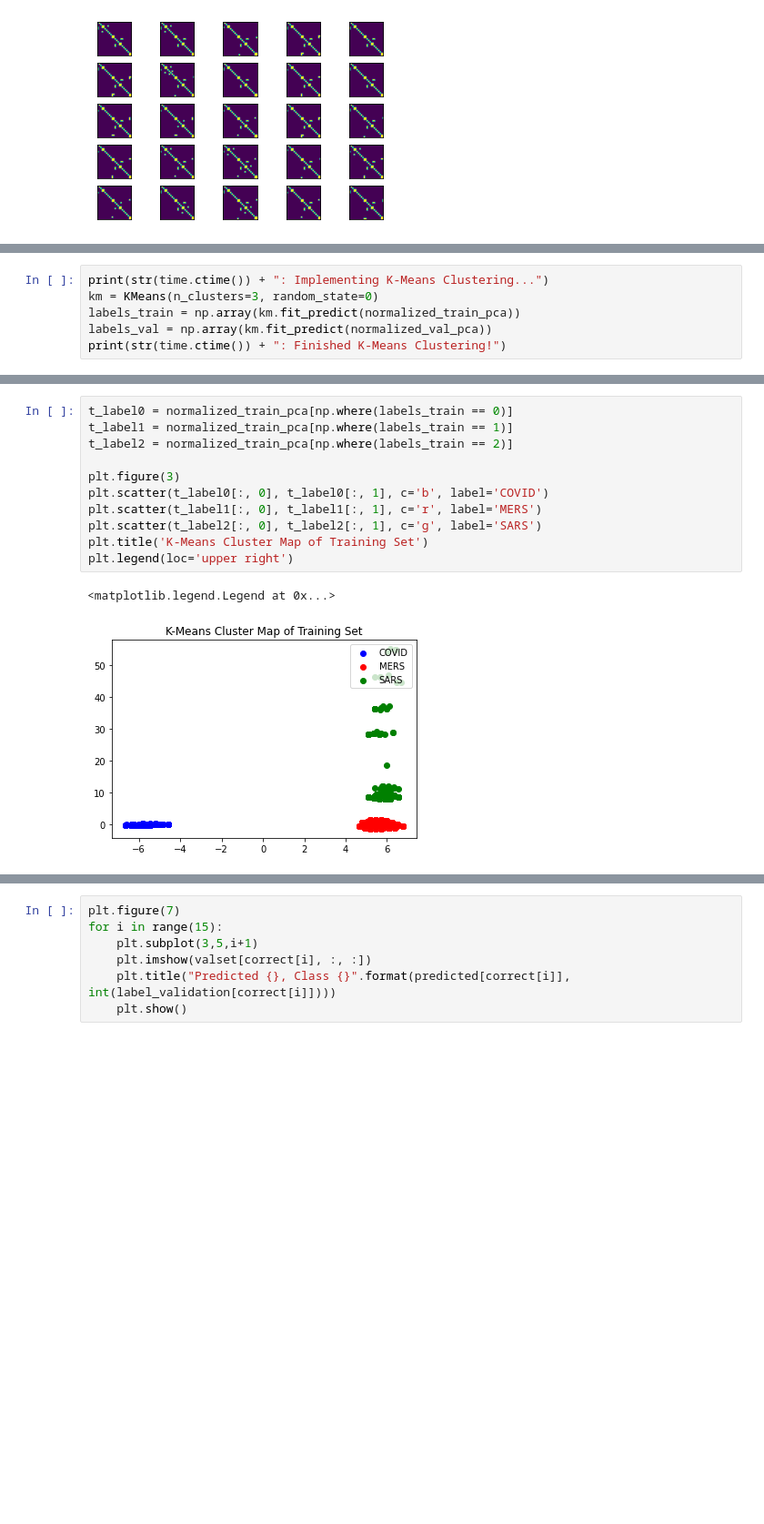
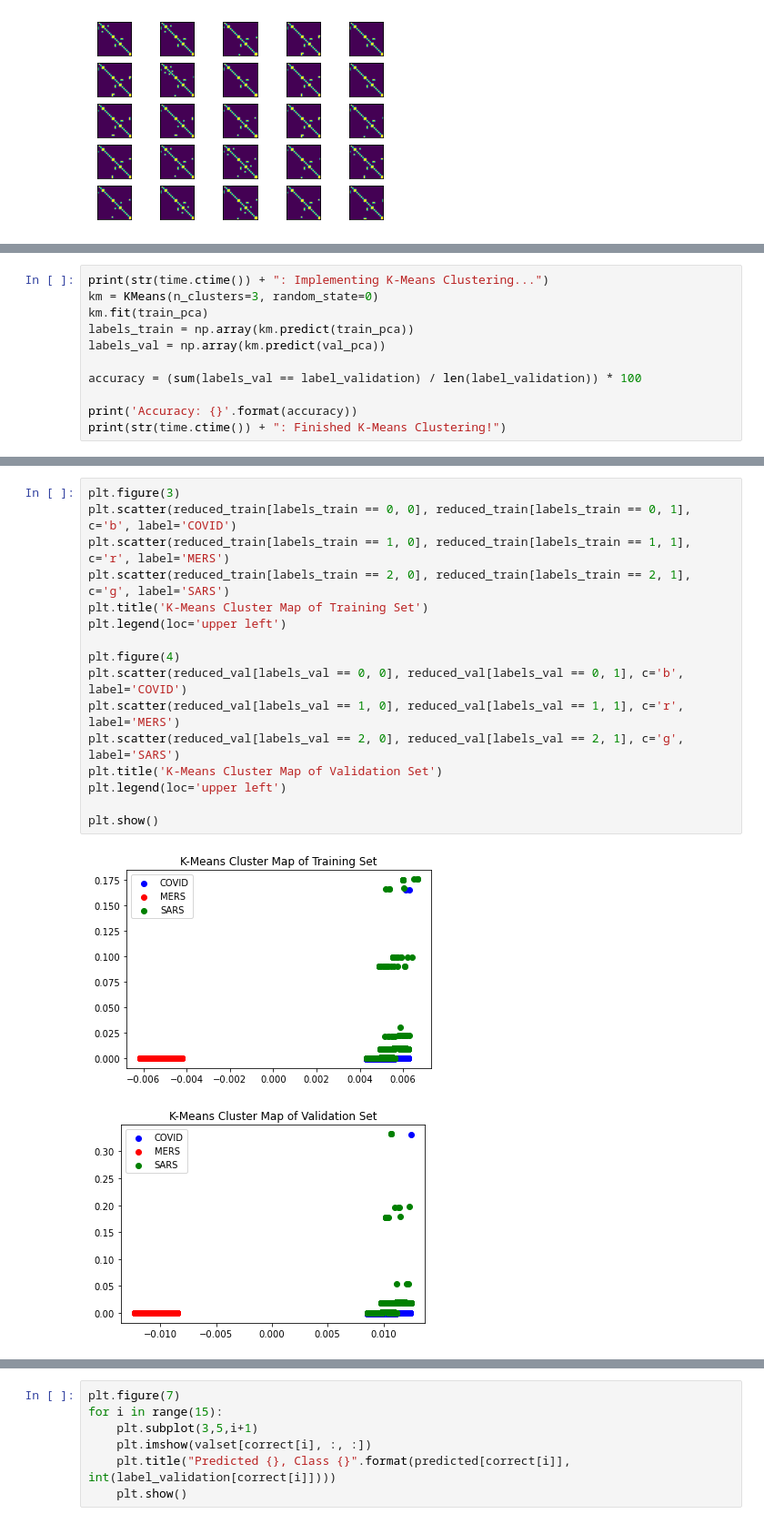
Before and after one commit to arjuns-code-center/OakRidgeNatLab_InternProject, a Jupyter notebook: Code/simulator.ipynb, the cells around one changed output, grey strips where cells are left out. Shown at 91% size. Cells and saved outputs as stored; diff of their text form; blank space fills up the shorter version.

Commit message:
Obtained accuracy scores for PCA, KMeans and Autoencoder

```diff
--- a/Code/simulator.ipynb
+++ b/Code/simulator.ipynb
@@ -127,7 +177,12 @@ Text(0.5, 1.0, 'Scatter plot showing PCA clustering for validation dataset')
 # %%
 print(str(time.ctime()) + ": Implementing K-Means Clustering...")
 km = KMeans(n_clusters=3, random_state=0)
-labels_train = np.array(km.fit_predict(normalized_train_pca))
-labels_val = np.array(km.fit_predict(normalized_val_pca))
+km.fit(train_pca)
+labels_train = np.array(km.predict(train_pca))
+labels_val = np.array(km.predict(val_pca))
+
+accuracy = (sum(labels_val == label_validation) / len(label_validation)) * 100
+
+print('Accuracy: {}'.format(accuracy))
 print(str(time.ctime()) + ": Finished K-Means Clustering!")
 # %% [output]
@@ -136,14 +192,19 @@ Mon Jun 14 16:49:22 2021: Finished K-Means Clustering!
 # %%
-t_label0 = normalized_train_pca[np.where(labels_train == 0)]
-t_label1 = normalized_train_pca[np.where(labels_train == 1)]
-t_label2 = normalized_train_pca[np.where(labels_train == 2)]
+plt.figure(3)
+plt.scatter(reduced_train[labels_train == 0, 0], reduced_train[labels_train == 0, 1], c='b', label='COVID')
+plt.scatter(reduced_train[labels_train == 1, 0], reduced_train[labels_train == 1, 1], c='r', label='MERS')
+plt.scatter(reduced_train[labels_train == 2, 0], reduced_train[labels_train == 2, 1], c='g', label='SARS')
+plt.title('K-Means Cluster Map of Training Set')
+plt.legend(loc='upper left')
 
-plt.figure(3)
-plt.scatter(t_label0[:, 0], t_label0[:, 1], c='b', label='COVID')
-plt.scatter(t_label1[:, 0], t_label1[:, 1], c='r', label='MERS')
-plt.scatter(t_label2[:, 0], t_label2[:, 1], c='g', label='SARS')
-plt.title('K-Means Cluster Map of Training Set')
-plt.legend(loc='upper right')
+plt.figure(4)
+plt.scatter(reduced_val[labels_val == 0, 0], reduced_val[labels_val == 0, 1], c='b', label='COVID')
+plt.scatter(reduced_val[labels_val == 1, 0], reduced_val[labels_val == 1, 1], c='r', label='MERS')
+plt.scatter(reduced_val[labels_val == 2, 0], reduced_val[labels_val == 2, 1], c='g', label='SARS')
+plt.title('K-Means Cluster Map of Validation Set')
+plt.legend(loc='upper left')
+
+plt.show()
 # %% [output]
-<matplotlib.legend.Legend at 0x...>
-[figure, old version]
+[figure, new version]
+[figure, added]
```
Also changed, not shown: parts of 17 cells of this notebook.
